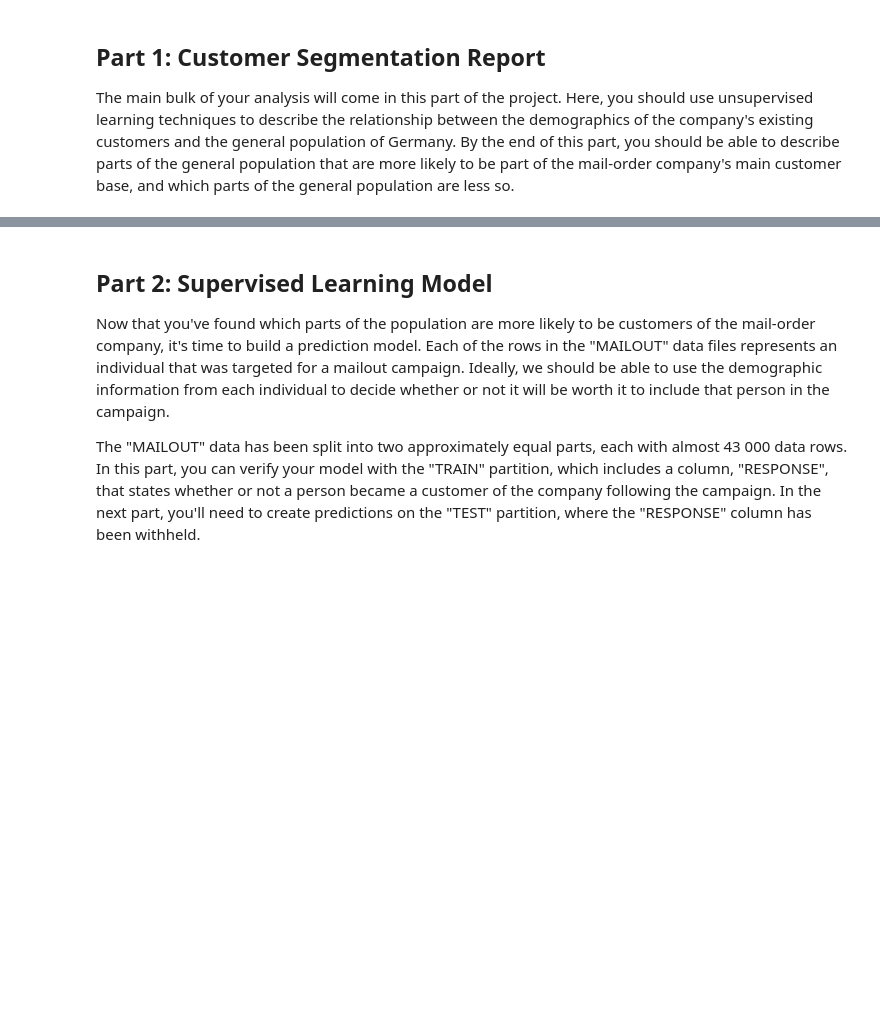
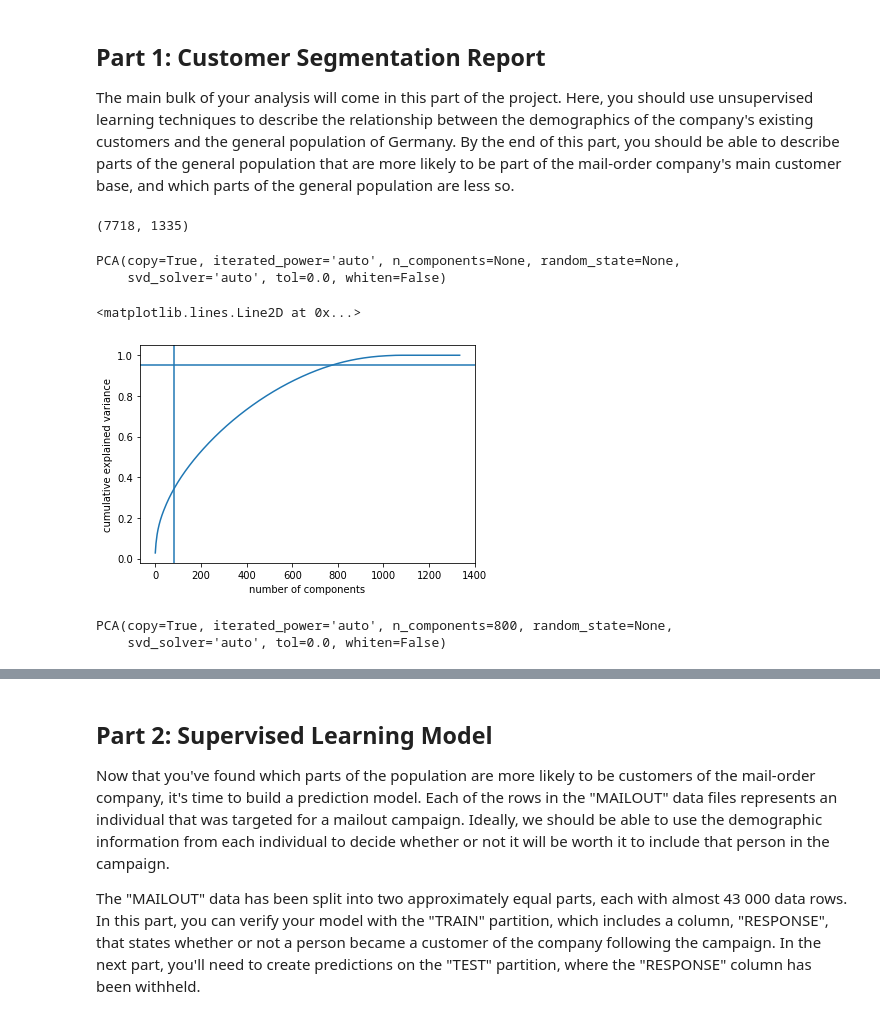
Before and after one commit to PavanKB/arvato_customer_segmentation, a Jupyter notebook: Arvato Project Workbook.ipynb, the cells around one changed output, grey strips where cells are left out. Cells and saved outputs as stored; diff of their text form; code cells hidden in the pictures; blank space fills up the shorter version.

```diff
--- a/Arvato Project Workbook.ipynb
+++ b/Arvato Project Workbook.ipynb
@@ -355,3 +373,36 @@ The main bulk of your analysis will come in this part of the project. Here, you
 # %%
 from sklearn.preprocessing import StandardScaler
 from sklearn.decomposition import PCA
+# %%
+scaler = StandardScaler()
+azdias_scaled = scaler.fit_transform(azdias_cleaned.dropna(how='any', axis=0))
+# %%
+azdias_scaled.shape
+# %% [output]
+(7718, 1335)
+# %%
+pca = PCA()
+pca.fit(azdias_scaled)
+# %% [output]
+PCA(copy=True, iterated_power='auto', n_components=None, random_state=None,
+    svd_solver='auto', tol=0.0, whiten=False)
+# %%
+## Investigate the variance accounted for by each principal component.
+# print(pca.explained_variance_ratio_)
+# print(pca.singular_values_)
+
+plt.plot(np.cumsum(pca.explained_variance_ratio_))
+plt.xlabel('number of components')
+plt.ylabel('cumulative explained variance')
+plt.axhline(y=0.95)
+plt.axvline(x=80)
+# %% [output]
+<matplotlib.lines.Line2D at 0x...>
+[figure, added]
+# %%
+# Re-apply PCA to the data while selecting for number of components to retain.
+pca = PCA(n_components=800)
+pca.fit(azdias_scaled)
+# %% [output]
+PCA(copy=True, iterated_power='auto', n_components=800, random_state=None,
+    svd_solver='auto', tol=0.0, whiten=False)
```
Also changed, not shown: parts of 19 cells of this notebook, 1 other file.
